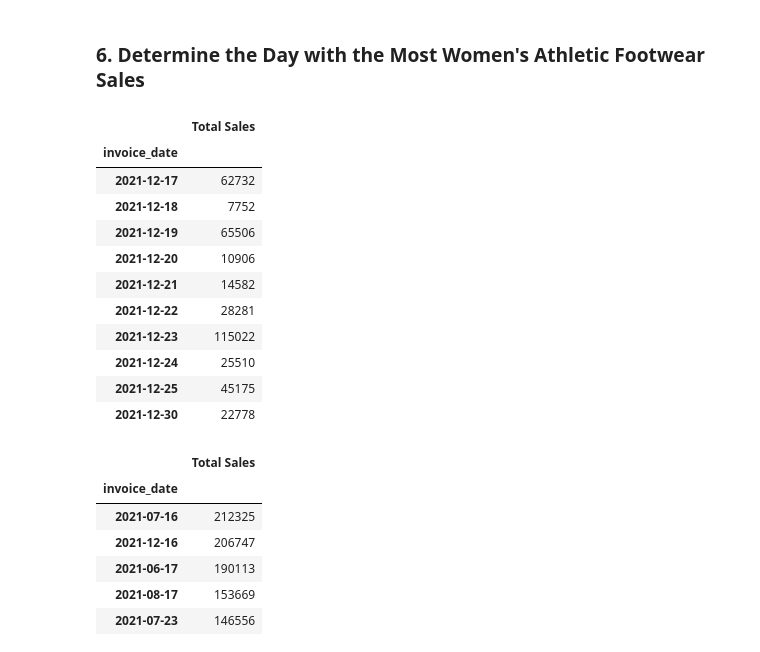
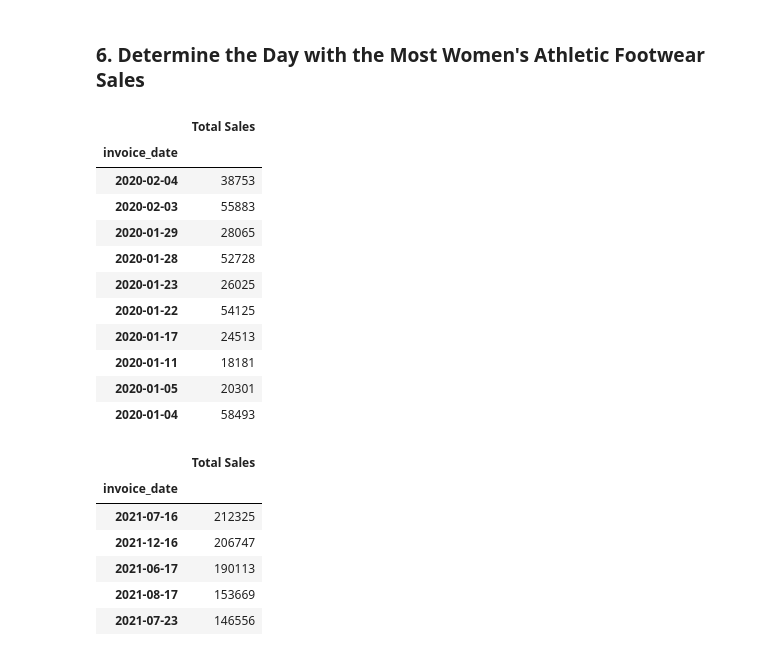
Before and after one commit to Larry-444/athletic_sales_analysis, a Jupyter notebook: athletic_sales_analysis.ipynb, the cells around one changed output. Drawn from its saved outputs; the diff is of its cells as text; code cells hidden in the pictures.

```diff
--- a/athletic_sales_analysis.ipynb
+++ b/athletic_sales_analysis.ipynb
@@ -457,40 +455,40 @@ top_5_womens_footwear_pivot
 ### 6. Determine the Day with the Most Women's Athletic Footwear Sales
 # %%
 # Create a pivot table with the 'invoice_date' column is the index, and the "total_sales" as the values.
-womens_footwear_sales = combined_df[combined_df['product'] == "Women's Athletic Footwear"]
+# womens_footwear_sales = combined_df[combined_df['product'] == "Women's Athletic Footwear"]
 
 # Create a pivot table with 'invoice_date' as the index and 'total_sales' as the values
 sales_pivot= womens_footwear_sales.pivot_table(
     index='invoice_date',
     values='total_sales',
     aggfunc='sum',
     fill_value=0
 )
 
 # Optional: Rename the 'total_sales' column to 'Total Sales'
 sales_pivot.rename(columns={'total_sales': 'Total Sales'}, inplace=True)
 
 # Sort the pivot table by 'invoice_date' in ascending order to get the most recent dates last
-sales_pivot_sorted = sales_pivot.sort_index(ascending=True)
+sales_pivot_sorted = sales_pivot.sort_index(ascending=False)
 
 # Show the last 10 days with the most sales
 last_10_sales_days = sales_pivot_sorted.tail(10)
 
 # Display the last 10 days with the most sales
 last_10_sales_days
 # %% [output]
 |  | Total Sales |
 | invoice_date |  |
-| 2021-12-17 | 62732 |
-| 2021-12-18 | 7752 |
-| 2021-12-19 | 65506 |
-| 2021-12-20 | 10906 |
-| 2021-12-21 | 14582 |
-| 2021-12-22 | 28281 |
-| 2021-12-23 | 115022 |
-| 2021-12-24 | 25510 |
-| 2021-12-25 | 45175 |
-| 2021-12-30 | 22778 |
+| 2020-02-04 | 38753 |
+| 2020-02-03 | 55883 |
+| 2020-01-29 | 28065 |
+| 2020-01-28 | 52728 |
+| 2020-01-23 | 26025 |
+| 2020-01-22 | 54125 |
+| 2020-01-17 | 24513 |
+| 2020-01-11 | 18181 |
+| 2020-01-05 | 20301 |
+| 2020-01-04 | 58493 |
 # %%
 # Resample the pivot table into daily bins, and get the total sales for each day.
 sales_pivot.index = pd.to_datetime(sales_pivot.index, errors='coerce')
```
Also changed, not shown: parts of 2 cells of this notebook, 1 other file.
